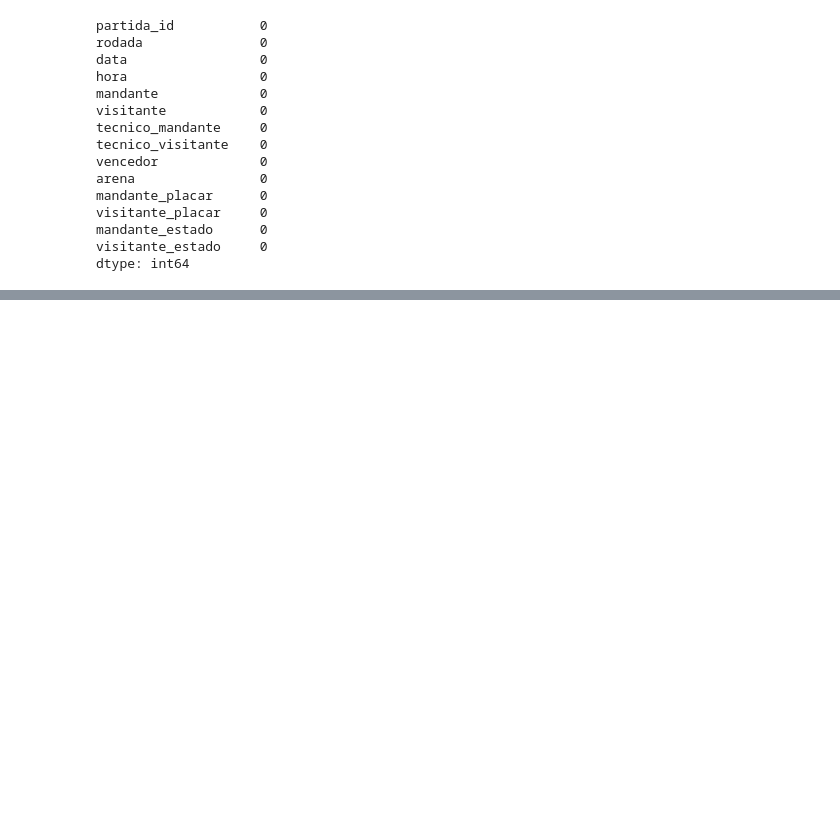
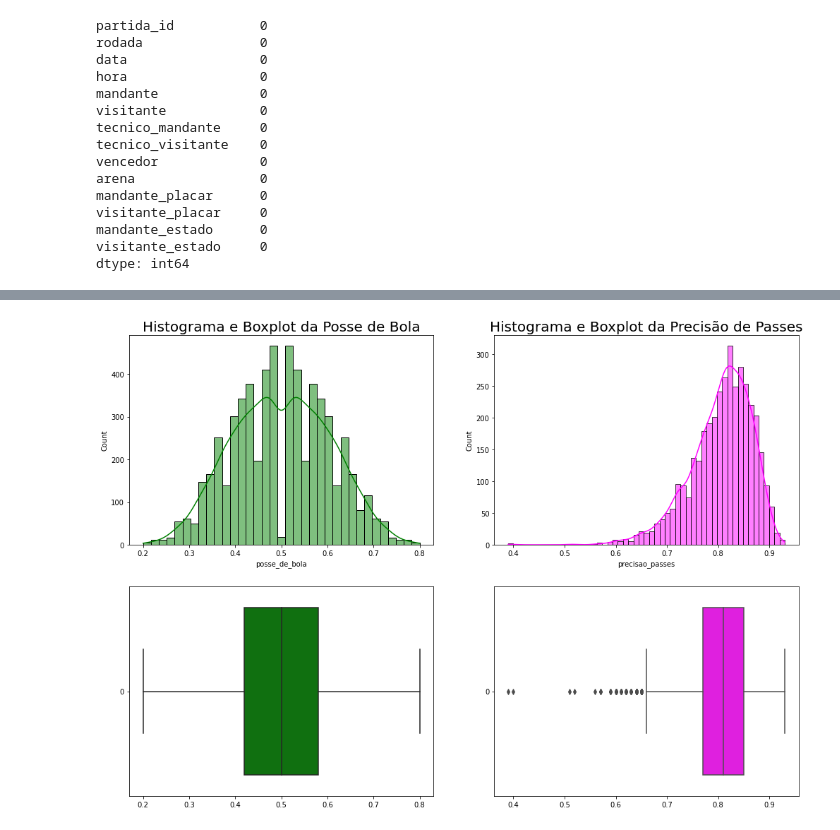
Before and after one commit to raulrosapacheco/BrasileiraoAnalise, a Jupyter notebook: AnaliseBrasileirao.ipynb, the cells around one changed output, grey strips where cells are left out. Saved outputs shown, nothing was run; the diff lists cells and outputs as text; code cells hidden in the pictures; blank space fills up the shorter version.

```diff
--- a/AnaliseBrasileirao.ipynb
+++ b/AnaliseBrasileirao.ipynb
@@ -105,0 +197,30 @@ dtype: int64
+# %%
+# Figura
+plt.figure(figsize = (17,12))
+
+# Paleta de Cores
+sns.color_palette("hls", 8)
+
+# Subplots
+
+# Histograma
+plt.subplot(221)
+sns.histplot(data = estatisticas['posse_de_bola'], kde = True, color = "green")
+plt.title('Histograma e Boxplot da Posse de Bola', fontsize = 20)
+
+plt.subplot(222)
+sns.histplot(data = estatisticas['precisao_passes'], kde = True, color = "magenta")
+plt.title('Histograma e Boxplot da Precisão de Passes', fontsize = 20)
+
+
+# Boxplot
+plt.subplot(223)
+sns.boxplot(data = estatisticas['posse_de_bola'], color = "green", orient = "h")
+
+plt.subplot(224)
+sns.boxplot(data = estatisticas['precisao_passes'], color = "magenta", orient = "h")
+
+
+plt.show()
+# %% [output]
+[figure, added]
```
Also changed, not shown: parts of 15 cells of this notebook.
